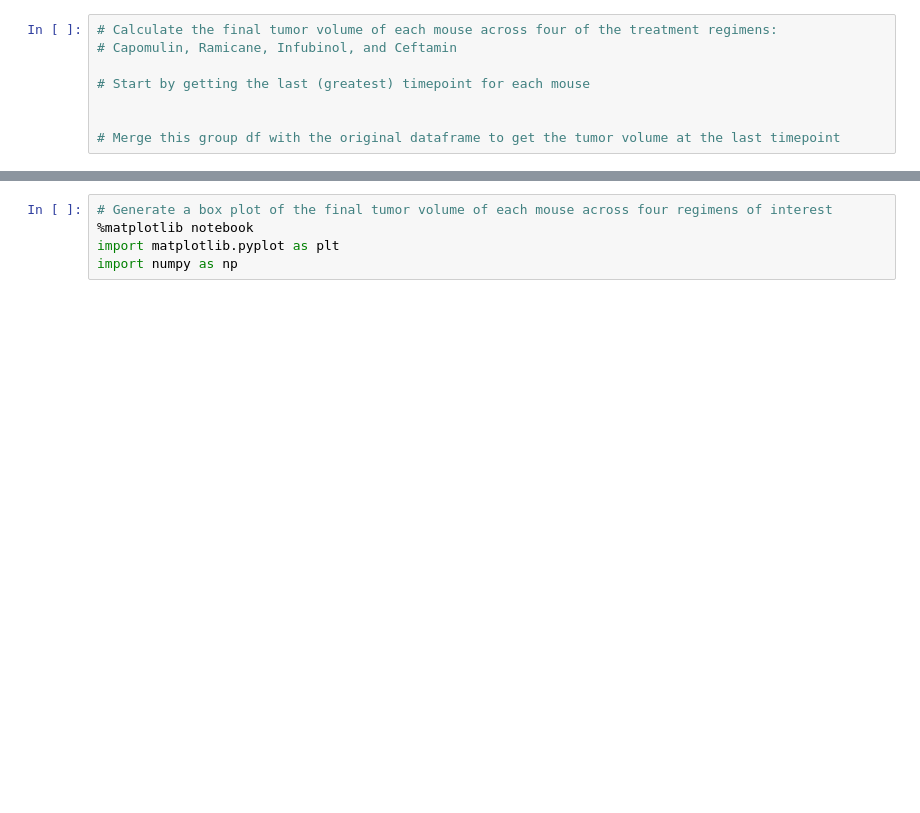
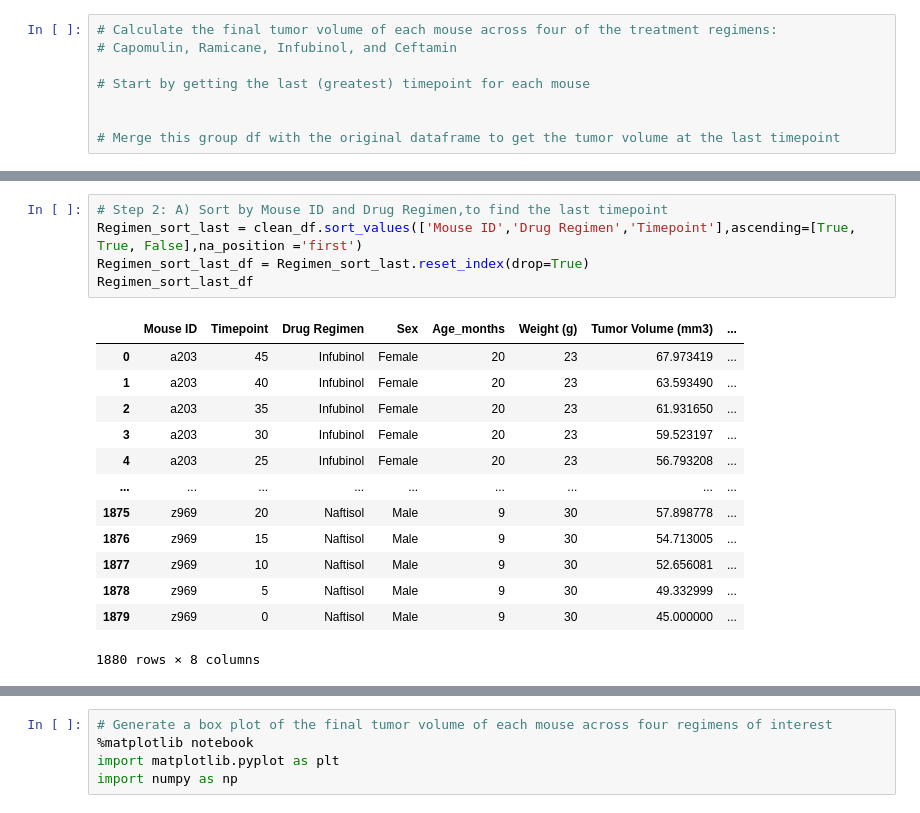
Before and after one commit to yingzi2022/Matplotlib_Challenge18531383, a Jupyter notebook: Instruction/Pymaceuticals/pymaceuticals_starter.ipynb, the cells around one changed output, grey strips where cells are left out. Saved outputs shown, nothing was run; the diff lists cells and outputs as text; blank space fills up the shorter version.

```diff
--- a/Instruction/Pymaceuticals/pymaceuticals_starter.ipynb
+++ b/Instruction/Pymaceuticals/pymaceuticals_starter.ipynb
@@ -692,0 +505,19 @@ SyntaxError: EOL while scanning string literal (Temp/ipykernel_29816/4226151935.
+# %%
+# Step 2: A) Sort by Mouse ID and Drug Regimen,to find the last timepoint
+Regimen_sort_last = clean_df.sort_values(['Mouse ID','Drug Regimen','Timepoint'],ascending=[True, True, False],na_position ='first')
+Regimen_sort_last_df = Regimen_sort_last.reset_index(drop=True)
+Regimen_sort_last_df
+# %% [output]
+|  | Mouse ID | Timepoint | Drug Regimen | Sex | Age_months | Weight (g) | Tumor Volume (mm3) | ... |
+| 0 | a203 | 45 | Infubinol | Female | 20 | 23 | 67.973419 | ... |
+| 1 | a203 | 40 | Infubinol | Female | 20 | 23 | 63.593490 | ... |
+| 2 | a203 | 35 | Infubinol | Female | 20 | 23 | 61.931650 | ... |
+| 3 | a203 | 30 | Infubinol | Female | 20 | 23 | 59.523197 | ... |
+| 4 | a203 | 25 | Infubinol | Female | 20 | 23 | 56.793208 | ... |
+| ... | ... | ... | ... | ... | ... | ... | ... | ... |
+| 1875 | z969 | 20 | Naftisol | Male | 9 | 30 | 57.898778 | ... |
+| 1876 | z969 | 15 | Naftisol | Male | 9 | 30 | 54.713005 | ... |
+| 1877 | z969 | 10 | Naftisol | Male | 9 | 30 | 52.656081 | ... |
+| 1878 | z969 | 5 | Naftisol | Male | 9 | 30 | 49.332999 | ... |
+| 1879 | z969 | 0 | Naftisol | Male | 9 | 30 | 45.000000 | ... |
+1880 rows × 8 columns
```
Also changed, not shown: parts of 42 cells of this notebook, 5 other files.
